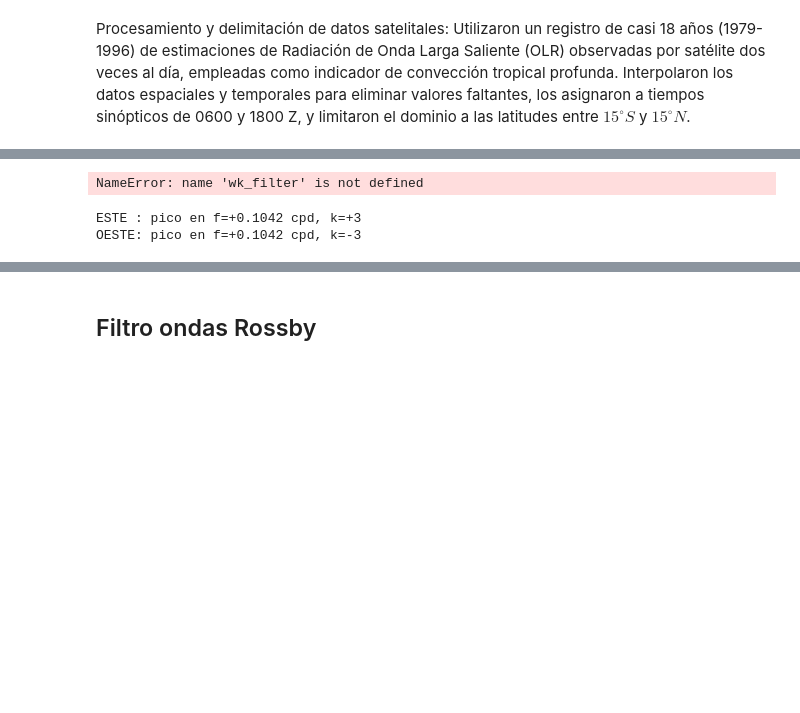
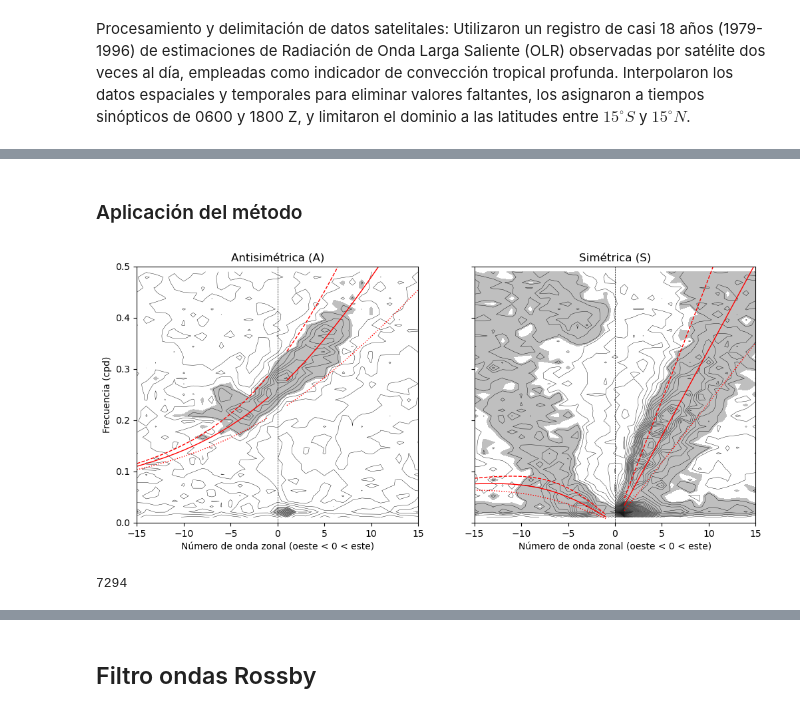
Before and after one commit to Juliant06/paper_soms_mjo, a Jupyter notebook: som_mjo.ipynb, the cells around one changed output, grey strips where cells are left out. Cells and saved outputs as stored; diff of their text form; code cells hidden in the pictures; blank space fills up the shorter version.

```diff
--- a/som_mjo.ipynb
+++ b/som_mjo.ipynb
@@ -115,34 +31,21 @@ wk_filter = wk.wk_99_filter(ds_olr['olr'])
-# %%
-wk_filter.remove_harmonics()
-# %% [output]
-NameError: name 'wk_filter' is not defined
-# %%
-import numpy as np, scipy as sc, scipy.fft
-
-n_seg, nt, nlat, nlon = 3, 96, 5, 144       # mismo orden de ejes que segs_a
-t = np.arange(nt)
-x = 2*np.pi*np.arange(nlon)/nlon            # 360° completos
-T, k0 = 10.0, 3
-
-def analizar(signo):
-    # signo=+1: cos(kx - ωt) -> este ; signo=-1: cos(kx + ωt) -> oeste
-    onda = np.cos(k0*x[None, :] - signo*2*np.pi*t[:, None]/T)       # (tiempo, lon)
-    segs = np.broadcast_to(onda[None, :, None, :], (n_seg, nt, nlat, nlon)).copy()
-
-    fft_lon = sc.fft.fft(segs, axis=3)
-    fft_lon_time = sc.fft.ifft(fft_lon, axis=1)
-    potencia = np.abs(fft_lon_time)**2
-    esp = potencia.mean(axis=0).sum(axis=1)                         # (frecuencia, k)
-
-    f = sc.fft.fftfreq(nt, d=1.0)                                   # cpd
-    k = sc.fft.fftfreq(nlon, d=1.0/nlon)                            # k entero
-    esp_pos = np.where((f > 0)[:, None], esp, 0)                    # solo f > 0
-    i, j = np.unravel_index(np.argmax(esp_pos), esp.shape)
-    return f[i], k[j]
-
-for nombre, s in [("ESTE ", +1), ("OESTE", -1)]:
-    f_, k_ = analizar(s)
-    print(f"{nombre}: pico en f={f_:+.4f} cpd, k={k_:+.0f}")
-# %% [output]
-ESTE : pico en f=+0.1042 cpd, k=+3
-OESTE: pico en f=+0.1042 cpd, k=-3
+# %% [markdown]
+### Aplicación del método
+# %%
+from wk_99_filter import wk_99_filter, graficar_cociente, REGIONES
+
+sub = ds_olr['olr'].sel(time=slice('1990-01-01', '2008-12-31'))
+
+wk = wk_99_filter(sub)
+c, f, k = wk.cociente()
+umbral, dof = wk.umbral(wk.olr_wo_harms.shape[1], n_lat=sub.lat.size)
+
+graficar_cociente(c, f, k, umbral, salida='cociente_prueba.png')
+plt.show()
+# %% [output]
+[figure, added]
+# %%
+y_kelvin, mask = wk.filtrar_onda('kelvin')    # (N, lat, lon), N = años enteros
+y_mjo, _ = wk.filtrar_onda('mjo')
+print(mask.sum())                             # el artículo pide al menos 735 coeficientes
+# %% [output]
+7294
```
Also changed, not shown: parts of 15 cells of this notebook, 1 other file.
